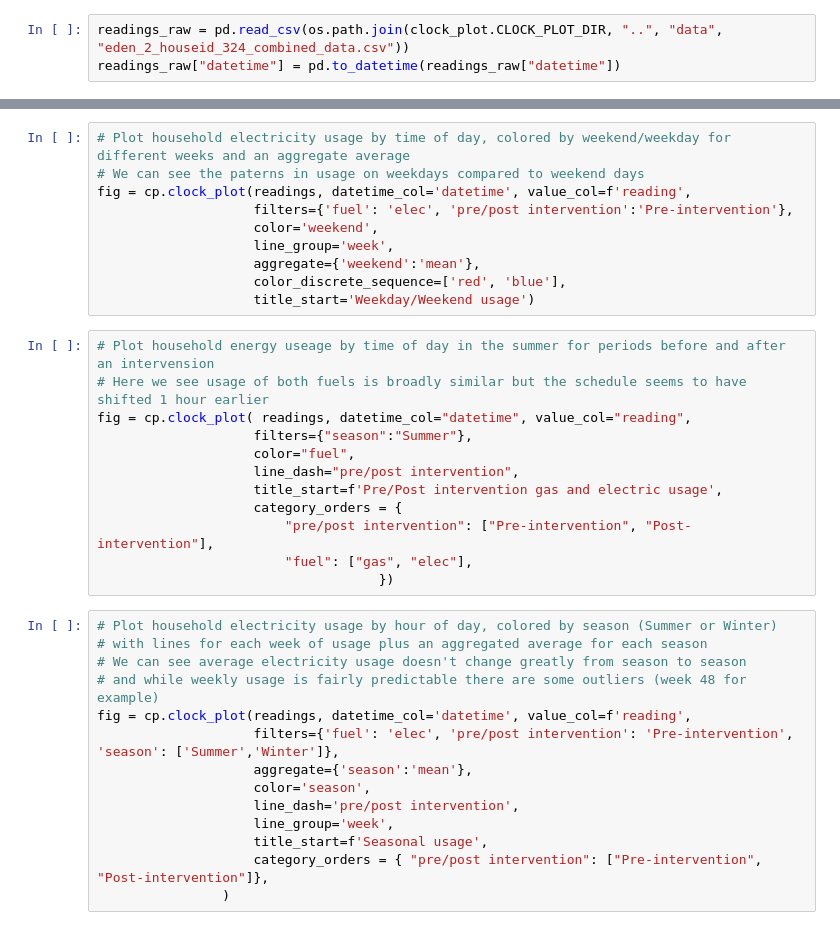
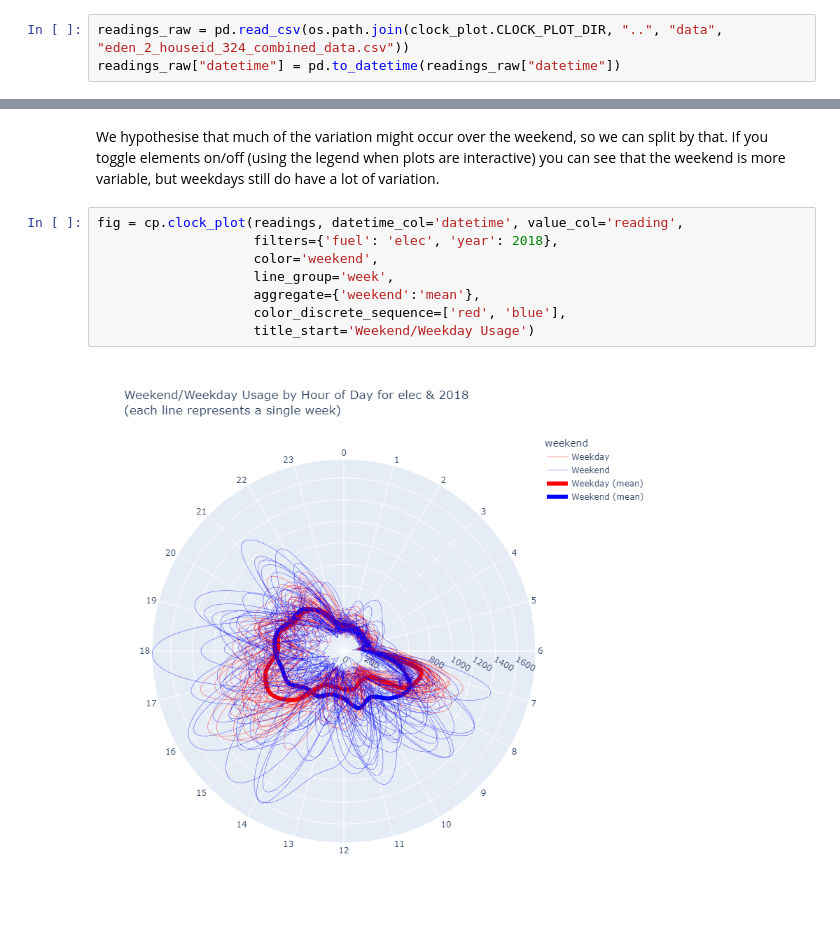
Before and after one commit to ES-Catapult/clock_plot, a Jupyter notebook: examples.ipynb, the cells around one changed output, grey strips where cells are left out. Saved outputs shown, nothing was run; the diff lists cells and outputs as text.

```diff
--- a/examples.ipynb
+++ b/examples.ipynb
@@ -47,36 +85,12 @@ fig = cp.clock_plot(readings, datetime_col='datetime', value_col=f'reading',
+# %% [markdown]
+We hypothesise that much of the variation might occur over the weekend, so we can split by that. If you toggle elements on/off (using the legend when plots are interactive) you can see that the weekend is more variable, but weekdays still do have a lot of variation.
 # %%
-# Plot household electricity usage by time of day, colored by weekend/weekday for different weeks and an aggregate average
-# We can see the paterns in usage on weekdays compared to weekend days
-fig = cp.clock_plot(readings, datetime_col='datetime', value_col=f'reading',
-                    filters={'fuel': 'elec', 'pre/post intervention':'Pre-intervention'},
+fig = cp.clock_plot(readings, datetime_col='datetime', value_col='reading',
+                    filters={'fuel': 'elec', 'year': 2018},
                     color='weekend',
                     line_group='week',
                     aggregate={'weekend':'mean'},
                     color_discrete_sequence=['red', 'blue'],
-                    title_start='Weekday/Weekend usage')
+                    title_start='Weekend/Weekday Usage')
+# %% [output]
+[figure, added]
-# %%
-# Plot household energy useage by time of day in the summer for periods before and after an intervension
-# Here we see usage of both fuels is broadly similar but the schedule seems to have shifted 1 hour earlier
-fig = cp.clock_plot( readings, datetime_col="datetime", value_col="reading",
-                    filters={"season":"Summer"},
-                    color="fuel",
-                    line_dash="pre/post intervention",
-                    title_start=f'Pre/Post intervention gas and electric usage',
-                    category_orders = {
-                        "pre/post intervention": ["Pre-intervention", "Post-intervention"],
-                        "fuel": ["gas", "elec"],
-                                    })
-# %%
-# Plot household electricity usage by hour of day, colored by season (Summer or Winter)
-# with lines for each week of usage plus an aggregated average for each season
-# We can see average electricity usage doesn't change greatly from season to season
-# and while weekly usage is fairly predictable there are some outliers (week 48 for example)
-fig = cp.clock_plot(readings, datetime_col='datetime', value_col=f'reading',
-                    filters={'fuel': 'elec', 'pre/post intervention': 'Pre-intervention', 'season': ['Summer','Winter']},
-                    aggregate={'season':'mean'},
-                    color='season',
-                    line_dash='pre/post intervention',
-                    line_group='week',
-                    title_start=f'Seasonal usage',
-                    category_orders = { "pre/post intervention": ["Pre-intervention", "Post-intervention"]},
-                )
```
Also changed, not shown: parts of 31 cells of this notebook.
